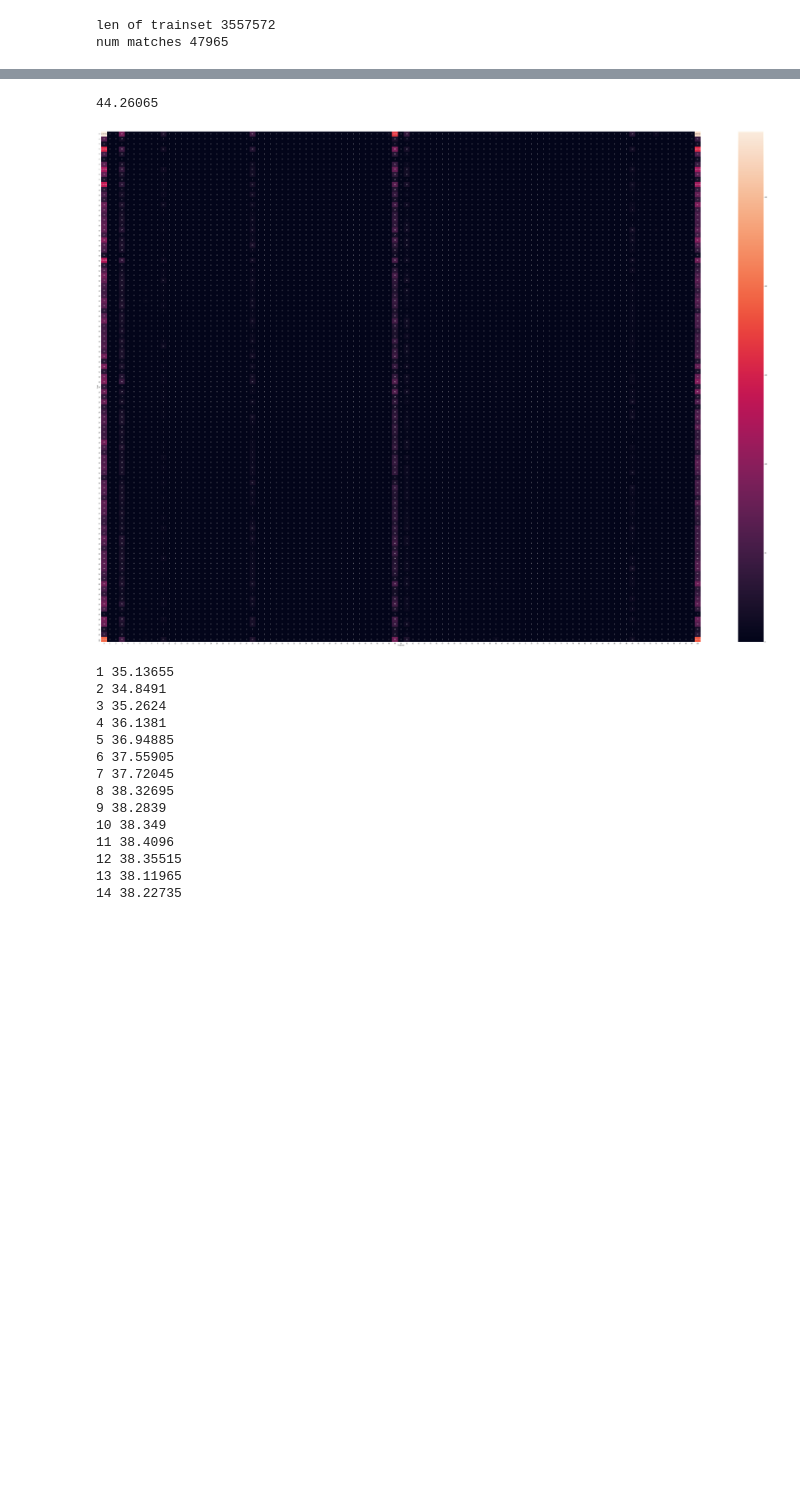
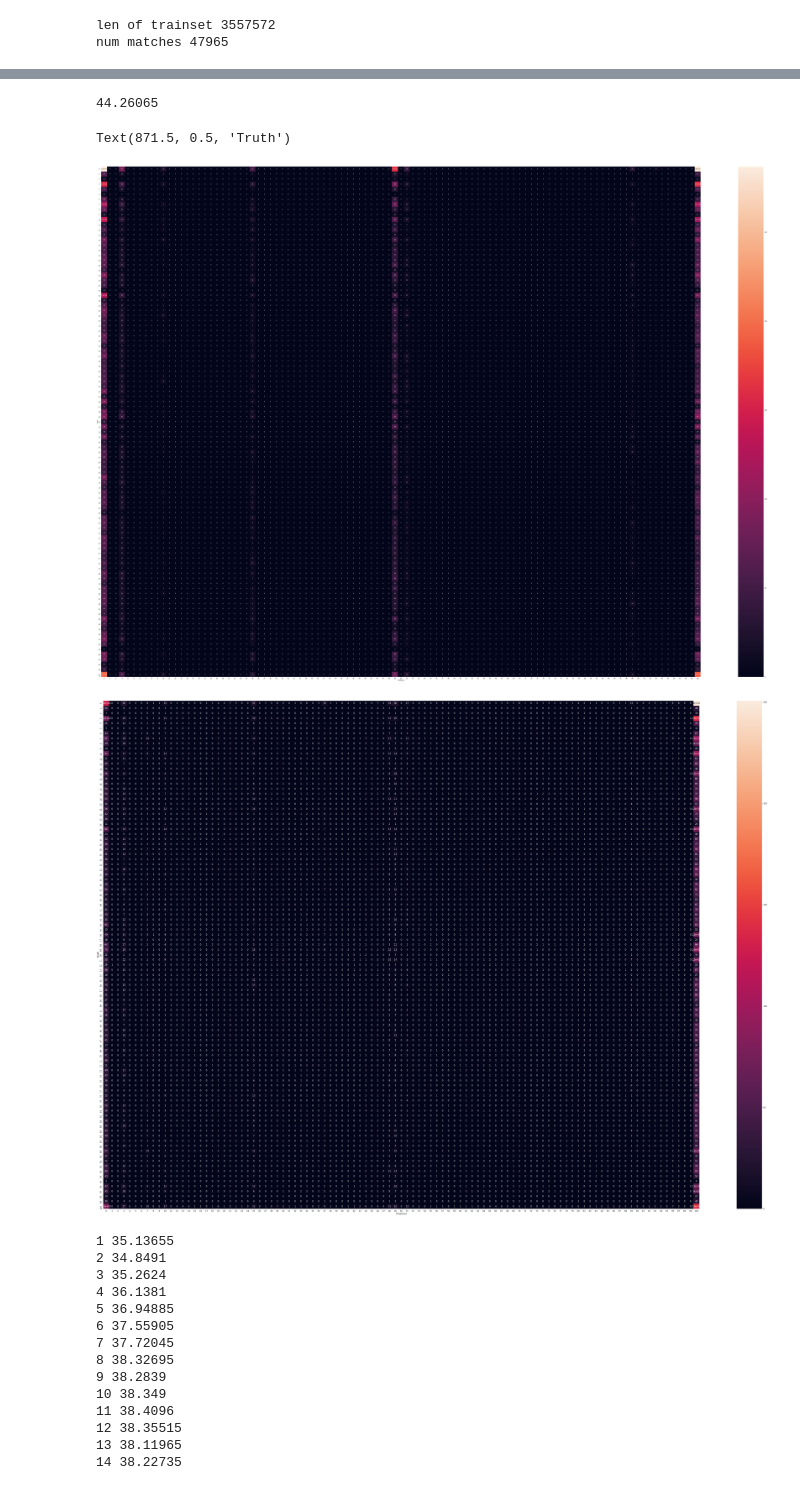
Before and after one commit to CharlieFurrer/cs229, a Jupyter notebook: CS229Final_Kmeans_EM.ipynb, the cells around one changed output, grey strips where cells are left out. Drawn from its saved outputs; the diff is of its cells as text; code cells hidden in the pictures; blank space fills up the shorter version.

Commit message:
Update CS229Final_Kmeans_EM.ipynb
svm implementation with graphs

```diff
--- a/CS229Final_Kmeans_EM.ipynb
+++ b/CS229Final_Kmeans_EM.ipynb
@@ -138,6 +138,7 @@ print(mea_log_reg)
 cm = confusion_matrix(valset_labels, multi_class_predict)
 plt.figure(figsize = (100,70))
 sn.heatmap(cm, annot=True)
+sn.set(font_scale=1.4)
 plt.xlabel("Predicted")
 plt.ylabel("Truth")
 
@@ -147,6 +148,12 @@ svm = SVC(decision_function_shape='ovo').fit(abbrev_trainset[features],trainset_
 svm_predictions = svm.predict(abbrev_valset[features])
 mea_svm_predictions = sklearn.metrics.mean_absolute_error(valset_labels, svm_predictions)
 print(mea_svm_predictions)
+cm_rbf = confusion_matrix(valset_labels, svm_predictions)
+plt.figure(figsize = (100,70))
+sn.heatmap(cm_rbf, annot=True)
+sn.set(font_scale=1.4)
+plt.xlabel("Predicted")
+plt.ylabel("Truth")
 # %% [output]
 [ 524  751  918 ... 1014  405  729]
 20000
@@ -170,5 +177,7 @@ print(mea_svm_predictions)
 44.26065
+Text(871.5, 0.5, 'Truth')
 [figure]
+[figure, added]
 # %%
 
 n_classes = max(valset_labels)
```
Also changed, not shown: parts of 1 cell of this notebook.
